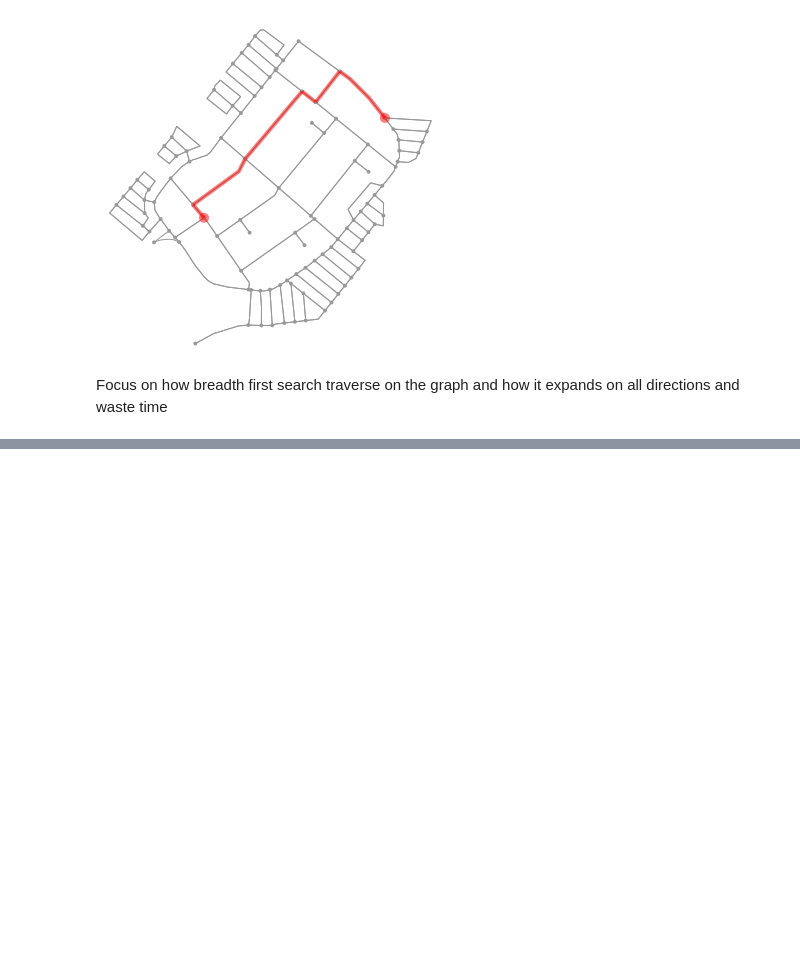
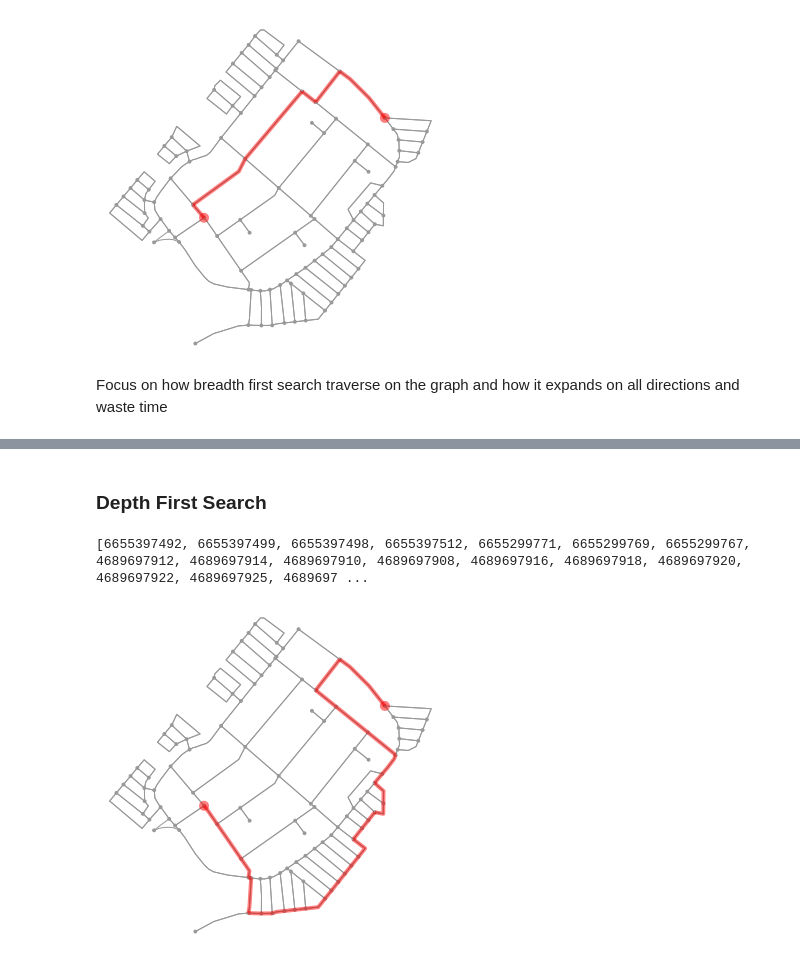
Before and after one commit to Dr-AlaaKhamis/Graph-Search-Algorithms, a Jupyter notebook: GIS_routing.ipynb, the cells around one changed output, grey strips where cells are left out. Cells and saved outputs as stored; diff of their text form; code cells hidden in the pictures; blank space fills up the shorter version.

```diff
--- a/GIS_routing.ipynb
+++ b/GIS_routing.ipynb
@@ -91,3 +91,38 @@ ani = animate_simple(G, np.array(colors))
 HTML(ani.to_html5_video())
 # %% [output]
 [interactive output not drawn]
+# %% [markdown]
+### Depth First Search
+# %%
+route = []
+bar = tqdm(total=len(G))
+colors = []
+frontier = deque([origin])
+explored = set()
+found = False
+while frontier and not found:
+    bar.update(1); time.sleep(0.1)
+    node = frontier.pop()
+    explored.add(node)
+    if node == destination:
+        route, cost = node.path()
+        found = True
+        continue
+    for child in node.expand():
+        if child not in explored and child not in frontier:
+            if child == destination:
+                route, cost = child.path()
+                found = True
+                continue
+            frontier.append(child)
+    frontierOsmid = [node.osmid for node in explored]
+    colornow = [1 if node in frontierOsmid else 6 for node in G.nodes()]
+    colors.append(colornow)
+bar.close()
+print(route)
+# %% [output]
+[6655397492, 6655397499, 6655397498, 6655397512, 6655299771, 6655299769, 6655299767, 4689697912, 4689697914, 4689697910, 4689697908, 4689697916, 4689697918, 4689697920, 4689697922, 4689697925, 4689697 ...
+# %%
+fig, ax = ox.plot_graph_route(G, route)
+# %% [output]
+[figure, added]
```
Also changed, not shown: parts of 10 cells of this notebook, 1 other file.
